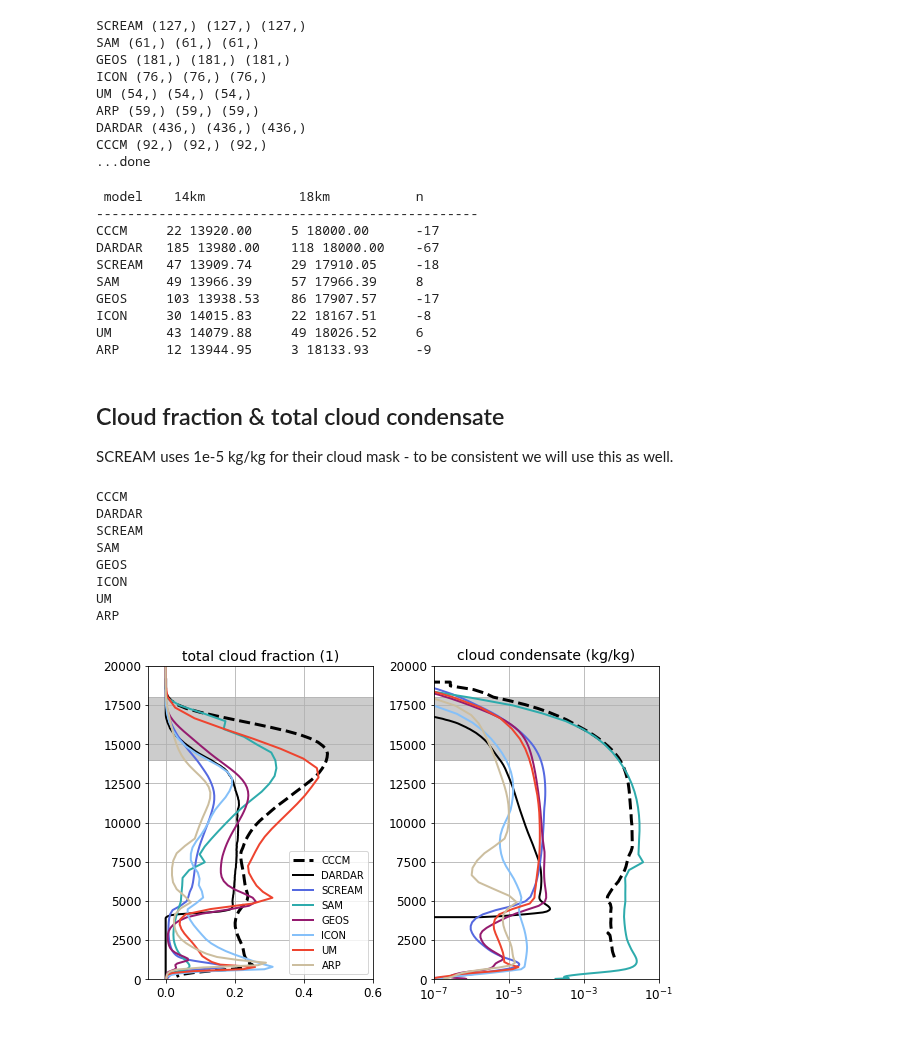
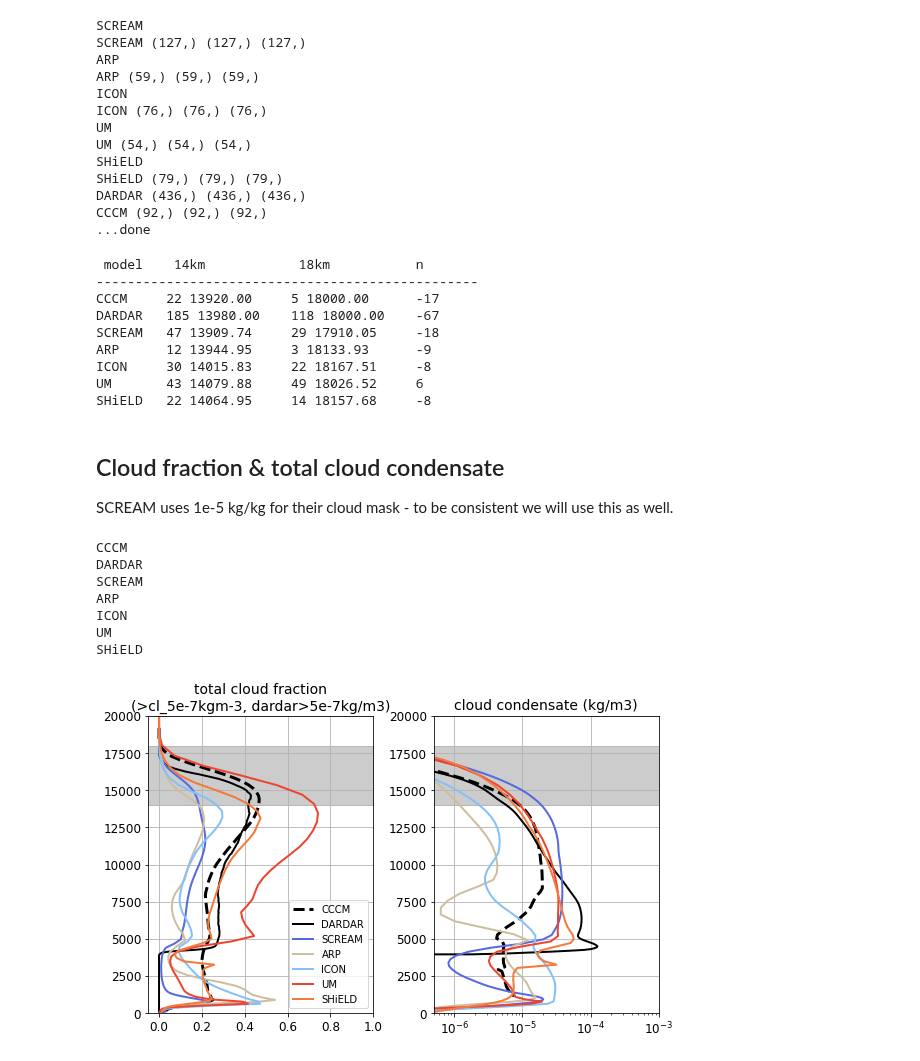
Before and after one commit to smturbev/dyamond2, a Jupyter notebook: python_scripts/vert_profiles.ipynb, the cells around one changed output. Drawn from its saved outputs; the diff is of its cells as text; code cells hidden in the pictures.

Commit message:
add cloud thres 5e-7kg/kg and 5e-7kg/m3

```diff
--- a/python_scripts/vert_profiles.ipynb
+++ b/python_scripts/vert_profiles.ipynb
@@ -22,5 +22,10 @@ chunk_dict={"time":50, "ncol":2000, "lev":50}
 # %%
-models=["SCREAM", "SAM", "GEOS", "ICON", "UM", "ARP"] #
+models=["SCREAM","ARP","ICON","UM","SHiELD"]
+var="cl_5e-7kgm-3"
+varw = "totalwater"
+# models=["SCREAM", "SAM", "GEOS", "ICON", "UM", "ARP", "SHiELD"] #
+# var="cl_5e-7kgkg-1"
+# varw="cltotal"
 
 ## create dictionaries with models as keys for each variable
 ## temp & water vapor content
@@ -33,24 +38,26 @@ cltotal_dict = {}
 cl_dict = {}
 z_dict = {}
 for m in models:
+    print(m)
     if (m=="SAM") or (m=="UM"):
         axtup = (0,2,3)
         axtup2 = axtup
-    elif (m=="ARP"):
+    else: # elif (m=="ARP") or (m=="SHiELD"):
         axtup = (0,2)
         axtup2 = axtup
-    else:
-        axtup = (0,2)
-        axtup2 = (0,2,3)
+    # else:
+    #     axtup = (0,2)
+    #     axtup2 = (0,2,3)
     ## get total frozen hydrometeors & cloud fraction
-    cltotal_dict[m] = xr.open_dataset(ap.get_fldmean_file(m, region, "cltotal")).cltotal.mean(axis=axtup)
-    cl_dict[m] = xr.open_dataset(ap.get_fldmean_file(m, region, "cl")).cl.mean(axis=axtup2)
+    cltotal_dict[m] = xr.open_dataset(ap.get_fldmean_file(m, region, varw))[varw].mean(axis=axtup)
+    cl_dict[m] = xr.open_dataset(ap.get_fldmean_file(m, region, var)).cl.mean(axis=axtup2)
     if (m=="SCREAM") or (m=="ICON") or (m=="ARP") or (m=="UM"):
         cltotal_dict[m] = cltotal_dict[m][1:]
         cl_dict[m] = cl_dict[m][1:]
     ## get height variables
     if m=="SAM":
         z_dict[m] = cl_dict["SAM"].z.rename({"z":"zg"})
+        cltotal_dict["SAM"] = cltotal_dict["SAM"]/1000
     else:
         z_dict[m] = xr.open_dataset(ap.get_xytmean_file(m,"TWP","zg")).zg
     print(m, cltotal_dict[m].shape, cl_dict[m].shape, z_dict[m].shape)
@@ -58,7 +65,7 @@ for m in models:
 ## add in observations - DARDAR
 ds = xr.open_dataset("/work/bb1153/b380883/TWP/twp.nc")
 cltotal_dict["DARDAR"] = ds.iwc.mean(axis=0)/1000
-cl_dict["DARDAR"] = np.where(ds.iwc>1e-2,1,0).mean(axis=0)
+cl_dict["DARDAR"] = np.where(ds.iwc>5e-4,1,0).mean(axis=0)
 models=["DARDAR"]+models
 z_dict["DARDAR"] = ds.height
 print("DARDAR", cltotal_dict["DARDAR"].shape, cl_dict["DARDAR"].shape, z_dict["DARDAR"].shape)
@@ -66,7 +73,7 @@ print("DARDAR", cltotal_dict["DARDAR"].shape, cl_dict["DARDAR"].shape, z_dict["D
 ds = xr.open_dataset("/work/bb1153/b380883/TWP/CCCM_dTWP_2007-2010.nc")
 cl_dict["CCCM"] = ds["Cloud fraction (CALIPSO-CloudSat)"].mean(axis=0)
 cltotal_dict["CCCM"] = (ds["iwc used in CERES radiation, avg over cloudy part of CERES footprint"]+\
-                        ds["lwc used in CERES radiation, avg over cloudy part of CERES footprint"]).mean(axis=0)
+                        ds["lwc used in CERES radiation, avg over cloudy part of CERES footprint"]).mean(axis=0)/1000
 models=["CCCM"]+models
 z_dict["CCCM"] = ds.alt*1000
 print("CCCM", cltotal_dict["CCCM"].shape, cl_dict["CCCM"].shape, z_dict["CCCM"].shape)
@@ -74,12 +81,16 @@ print("CCCM", cltotal_dict["CCCM"].shape, cl_dict["CCCM"].shape, z_dict["CCCM"].
 # big_dict = {"cltotal":cltotal_dict, "cl":cl_dict, "z":z_dict}
 print("...done")
 # %% [output]
+SCREAM
 SCREAM (127,) (127,) (127,)
-SAM (61,) (61,) (61,)
-GEOS (181,) (181,) (181,)
+ARP
+ARP (59,) (59,) (59,)
+ICON
 ICON (76,) (76,) (76,)
+UM
 UM (54,) (54,) (54,)
-ARP (59,) (59,) (59,)
+SHiELD
+SHiELD (79,) (79,) (79,)
 DARDAR (436,) (436,) (436,)
 CCCM (92,) (92,) (92,)
 ...done
@@ -98,11 +109,10 @@ for m in models:
 CCCM     22 13920.00     5 18000.00      -17
 DARDAR   185 13980.00    118 18000.00    -67
 SCREAM   47 13909.74     29 17910.05     -18
-SAM      49 13966.39     57 17966.39     8
-GEOS     103 13938.53    86 17907.57     -17
+ARP      12 13944.95     3 18133.93      -9
 ICON     30 14015.83     22 18167.51     -8
 UM       43 14079.88     49 18026.52     6
-ARP      12 13944.95     3 18133.93      -9
+SHiELD   22 14064.95     14 18157.68     -8
 # %% [markdown]
 ## Cloud fraction & total cloud condensate
 
@@ -136,40 +146,40 @@ for i,m in enumerate(models):
     axt.plot(cltotal_dict[m], z_dict[m], color=colors[mc], linestyle=ls, lw=lw)
 
     ## Add in freezing level
     # i_frz = np.argmin(abs(ta_dict[m].values-273))
     # ax.scatter(cl_dict[m][i_frz], z_dict[i_frz], color=colors[mc], alpha=0.6, marker="s")
     # axt.scatter(cltotal_dict[m][i_frz], z_dict[i_frz], color=colors[mc], alpha=0.6, marker="s")
 
 ## add in the TTL as a shaded region, title, and grid lines
-ax.fill_between([-0.1,0.6],14000,18000,color="k",alpha=0.2)
-ax.set_title("total cloud fraction (1)", fontsize=14)
+ax.fill_between([-0.1,1],14000,18000,color="k",alpha=0.2)
+ax.set_title("total cloud fraction\n(>{}, dardar>5e-7kg/m3)".format(var), fontsize=14)
 ax.grid()
 axt.fill_between([-1,0.6],14000,18000,color="k",alpha=0.2)
-axt.set_title("cloud condensate (kg/kg)", fontsize=14)
+units = "kg/kg" if varw=="cltotal" else "kg/m3"
+axt.set_title("cloud condensate ({})".format(units), fontsize=14)
 axt.grid()
 
 # set axis properties
-ax.set_xlim([-0.05,0.6])
+ax.set_xlim([-0.05,1])
 ax.set_ylim([0,20000])
 ax.tick_params(labelsize=12)
-axt.set_xlim([1e-7,1e-1])
+axt.set_xlim([5e-7,1e-3])
 axt.set_xscale("log")
 axt.set_ylim([0, 20000])
 axt.tick_params(labelsize=12)
 
 ax.legend(loc="lower right")
 
 # save figure
-plt.savefig("../plots/TWP/TWP_3D_cl_cltotal.png", dpi=120)
+plt.savefig("../plots/TWP/TWP_3D_{}_{}.png".format(var, varw), dpi=120)
 
 plt.show()
 # %% [output]
 CCCM
 DARDAR
 SCREAM
-SAM
-GEOS
+ARP
 ICON
 UM
-ARP
+SHiELD
-[figure, old version]
+[figure, new version]
```
Also changed, not shown: parts of 1 cell of this notebook, 8 other files.
